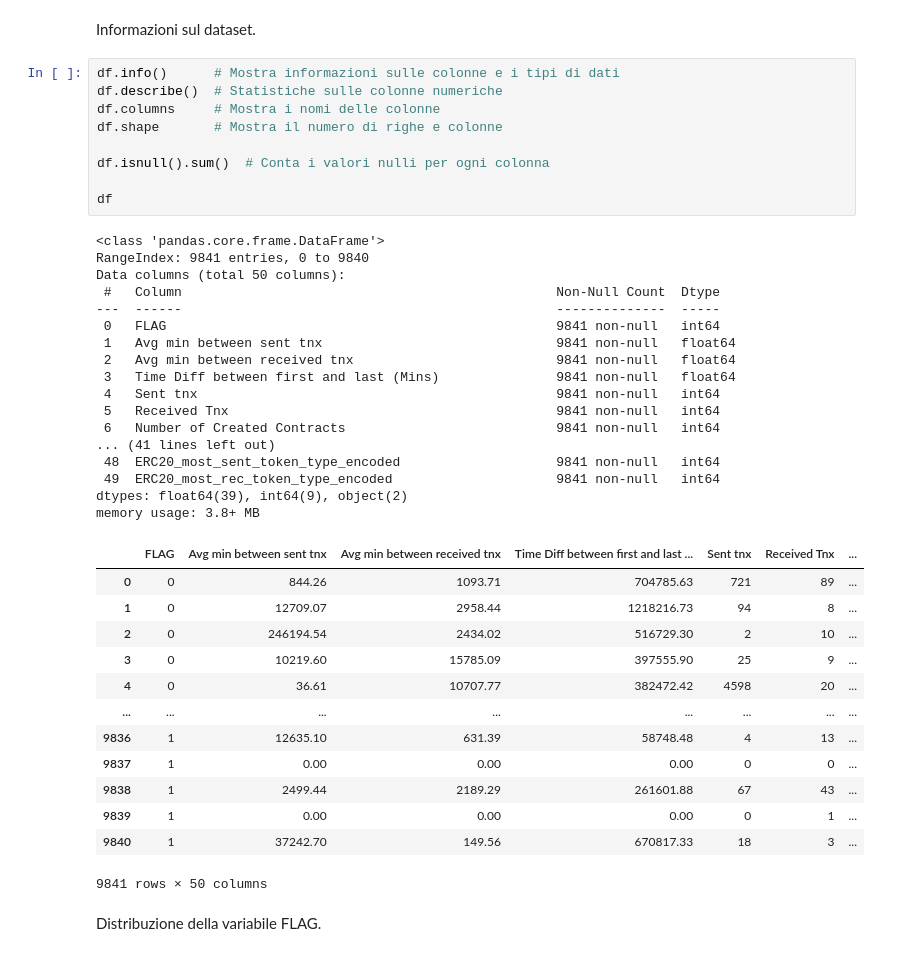
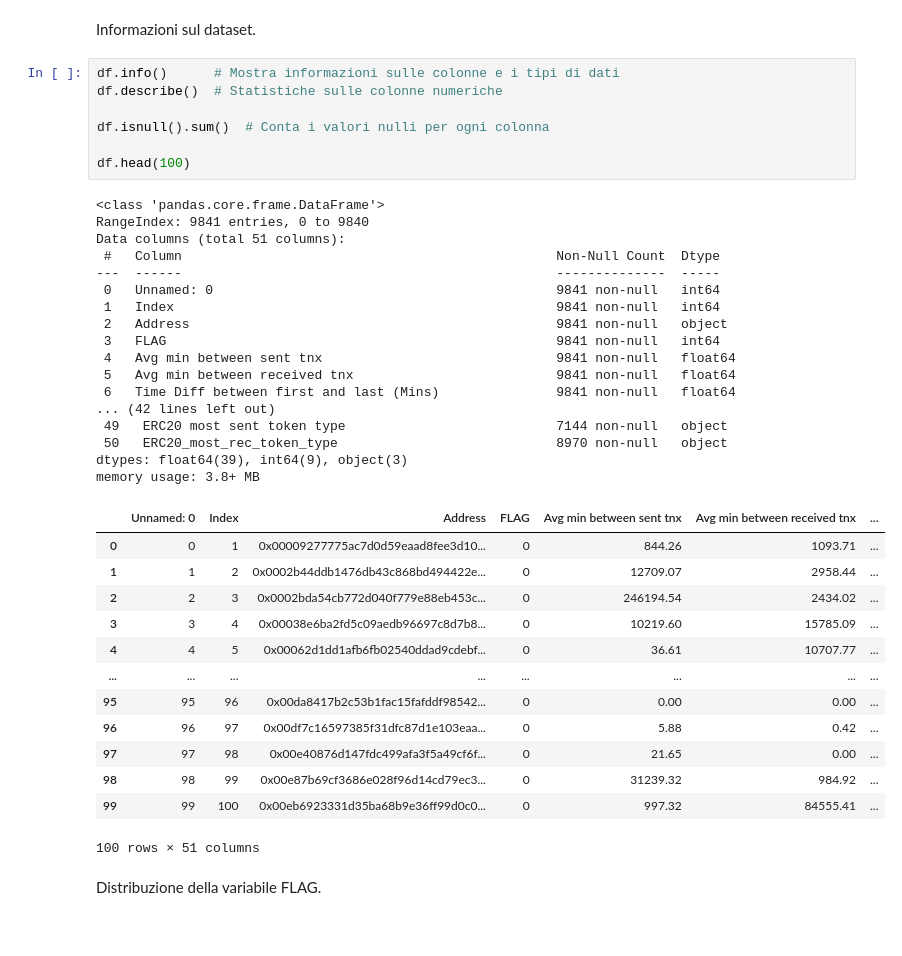
Before and after one commit to Maurino666/EthereumFraudDetection, a Jupyter notebook: Data_Preparation.ipynb, the cells around one changed output. Drawn from its saved outputs; the diff is of its cells as text.

```diff
--- a/Data_Preparation.ipynb
+++ b/Data_Preparation.ipynb
@@ -25,43 +25,41 @@ Informazioni sul dataset.
 # %%
 df.info()      # Mostra informazioni sulle colonne e i tipi di dati
 df.describe()  # Statistiche sulle colonne numeriche
-df.columns     # Mostra i nomi delle colonne
-df.shape       # Mostra il numero di righe e colonne
 
 df.isnull().sum()  # Conta i valori nulli per ogni colonna
 
-df
+df.head(100)
 # %% [output]
 <class 'pandas.core.frame.DataFrame'>
 RangeIndex: 9841 entries, 0 to 9840
-Data columns (total 50 columns):
+Data columns (total 51 columns):
  #   Column                                                Non-Null Count  Dtype
 ---  ------                                                --------------  -----
- 0   FLAG                                                  9841 non-null   int64
- 1   Avg min between sent tnx                              9841 non-null   float64
- 2   Avg min between received tnx                          9841 non-null   float64
- 3   Time Diff between first and last (Mins)               9841 non-null   float64
- 4   Sent tnx                                              9841 non-null   int64
- 5   Received Tnx                                          9841 non-null   int64
- 6   Number of Created Contracts                           9841 non-null   int64
-... (41 lines left out)
- 48  ERC20_most_sent_token_type_encoded                    9841 non-null   int64
- 49  ERC20_most_rec_token_type_encoded                     9841 non-null   int64
-dtypes: float64(39), int64(9), object(2)
+ 0   Unnamed: 0                                            9841 non-null   int64
+ 1   Index                                                 9841 non-null   int64
+ 2   Address                                               9841 non-null   object
+ 3   FLAG                                                  9841 non-null   int64
+ 4   Avg min between sent tnx                              9841 non-null   float64
+ 5   Avg min between received tnx                          9841 non-null   float64
+ 6   Time Diff between first and last (Mins)               9841 non-null   float64
+... (42 lines left out)
+ 49   ERC20 most sent token type                           7144 non-null   object
+ 50   ERC20_most_rec_token_type                            8970 non-null   object
+dtypes: float64(39), int64(9), object(3)
 memory usage: 3.8+ MB
-|  | FLAG | Avg min between sent tnx | Avg min between received tnx | Time Diff between first and last ... | Sent tnx | Received Tnx | ... |
-| 0 | 0 | 844.26 | 1093.71 | 704785.63 | 721 | 89 | ... |
-| 1 | 0 | 12709.07 | 2958.44 | 1218216.73 | 94 | 8 | ... |
-| 2 | 0 | 246194.54 | 2434.02 | 516729.30 | 2 | 10 | ... |
-| 3 | 0 | 10219.60 | 15785.09 | 397555.90 | 25 | 9 | ... |
-| 4 | 0 | 36.61 | 10707.77 | 382472.42 | 4598 | 20 | ... |
+|  | Unnamed: 0 | Index | Address | FLAG | Avg min between sent tnx | Avg min between received tnx | ... |
+| 0 | 0 | 1 | 0x00009277775ac7d0d59eaad8fee3d10... | 0 | 844.26 | 1093.71 | ... |
+| 1 | 1 | 2 | 0x0002b44ddb1476db43c868bd494422e... | 0 | 12709.07 | 2958.44 | ... |
+| 2 | 2 | 3 | 0x0002bda54cb772d040f779e88eb453c... | 0 | 246194.54 | 2434.02 | ... |
+| 3 | 3 | 4 | 0x00038e6ba2fd5c09aedb96697c8d7b8... | 0 | 10219.60 | 15785.09 | ... |
+| 4 | 4 | 5 | 0x00062d1dd1afb6fb02540ddad9cdebf... | 0 | 36.61 | 10707.77 | ... |
 | ... | ... | ... | ... | ... | ... | ... | ... |
-| 9836 | 1 | 12635.10 | 631.39 | 58748.48 | 4 | 13 | ... |
-| 9837 | 1 | 0.00 | 0.00 | 0.00 | 0 | 0 | ... |
-| 9838 | 1 | 2499.44 | 2189.29 | 261601.88 | 67 | 43 | ... |
-| 9839 | 1 | 0.00 | 0.00 | 0.00 | 0 | 1 | ... |
-| 9840 | 1 | 37242.70 | 149.56 | 670817.33 | 18 | 3 | ... |
+| 95 | 95 | 96 | 0x00da8417b2c53b1fac15fafddf98542... | 0 | 0.00 | 0.00 | ... |
+| 96 | 96 | 97 | 0x00df7c16597385f31dfc87d1e103eaa... | 0 | 5.88 | 0.42 | ... |
+| 97 | 97 | 98 | 0x00e40876d147fdc499afa3f5a49cf6f... | 0 | 21.65 | 0.00 | ... |
+| 98 | 98 | 99 | 0x00e87b69cf3686e028f96d14cd79ec3... | 0 | 31239.32 | 984.92 | ... |
+| 99 | 99 | 100 | 0x00eb6923331d35ba68b9e36ff99d0c0... | 0 | 997.32 | 84555.41 | ... |
-9841 rows × 50 columns
+100 rows × 51 columns
 # %% [markdown]
 Distribuzione della variabile FLAG.
 # %%
```
Also changed, not shown: parts of 7 cells of this notebook, 1 other file.
